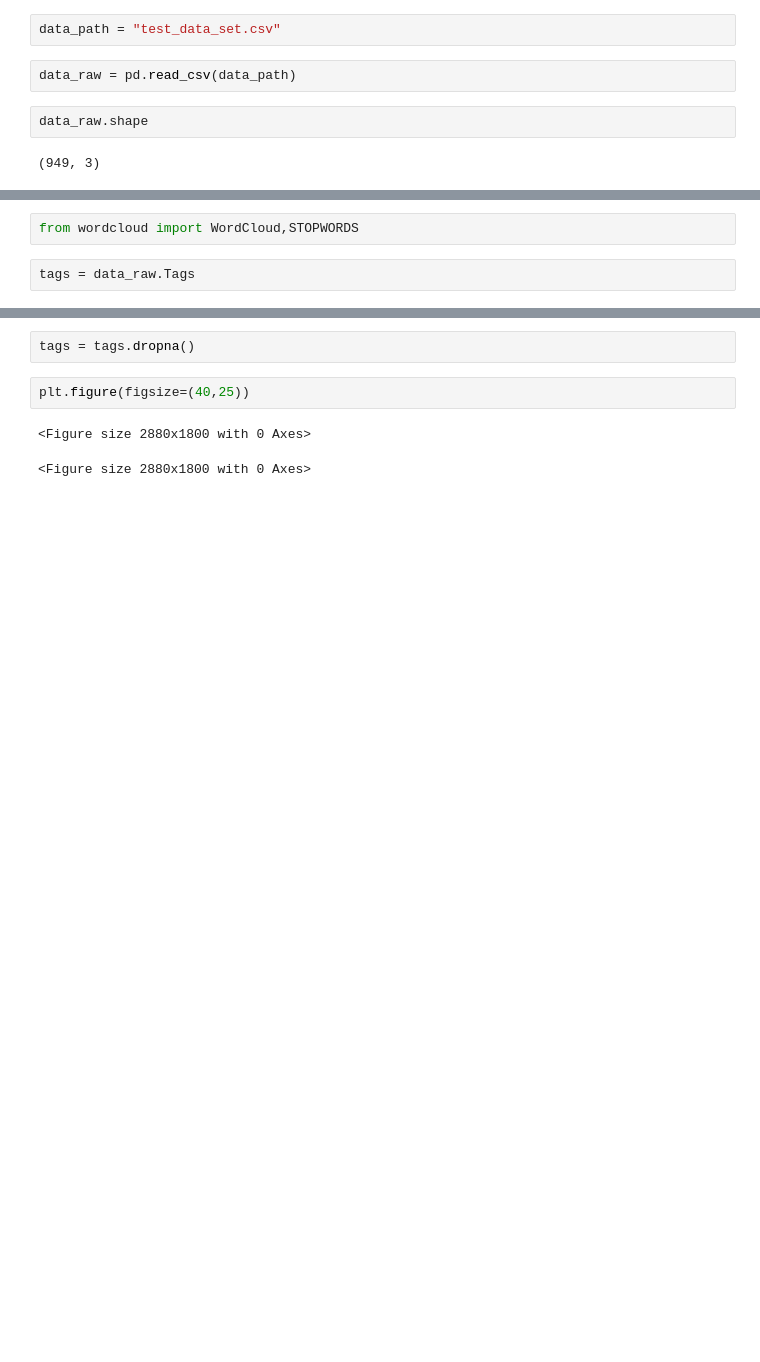
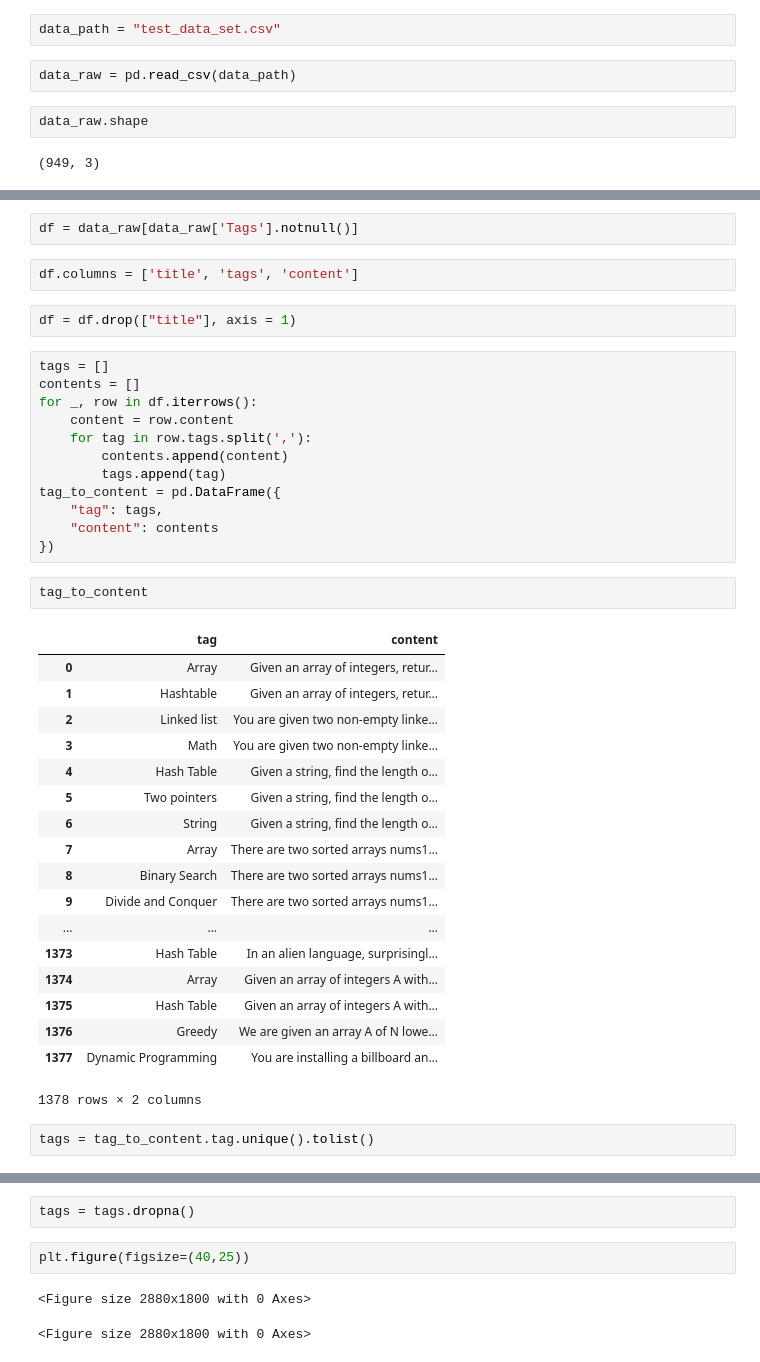
Before and after one commit to shashisp/multi_label, a Jupyter notebook: multi_label.ipynb, the cells around one changed output, grey strips where cells are left out. Drawn from its saved outputs; the diff is of its cells as text; blank space fills up the shorter version.

```diff
--- a/multi_label.ipynb
+++ b/multi_label.ipynb
@@ -37,4 +16,41 @@ Number of columns in data = 3
-# %%
-from wordcloud import WordCloud,STOPWORDS
 # %%
-tags = data_raw.Tags
+df = data_raw[data_raw['Tags'].notnull()]
+# %%
+df.columns = ['title', 'tags', 'content']
+# %%
+df = df.drop(["title"], axis = 1)
+# %%
+tags = []
+contents = []
+for _, row in df.iterrows():
+    content = row.content
+    for tag in row.tags.split(','):
+        contents.append(content)
+        tags.append(tag)
+tag_to_content = pd.DataFrame({
+    "tag": tags,
+    "content": contents
+})
+# %%
+tag_to_content
+# %% [output]
+|  | tag | content |
+| 0 | Array | Given an array of integers, retur... |
+| 1 | Hashtable | Given an array of integers, retur... |
+| 2 | Linked list | You are given two non-empty linke... |
+| 3 | Math | You are given two non-empty linke... |
+| 4 | Hash Table | Given a string, find the length o... |
+| 5 | Two pointers | Given a string, find the length o... |
+| 6 | String | Given a string, find the length o... |
+| 7 | Array | There are two sorted arrays nums1... |
+| 8 | Binary Search | There are two sorted arrays nums1... |
+| 9 | Divide and Conquer | There are two sorted arrays nums1... |
+| ... | ... | ... |
+| 1373 | Hash Table | In an alien language, surprisingl... |
+| 1374 | Array | Given an array of integers A with... |
+| 1375 | Hash Table | Given an array of integers A with... |
+| 1376 | Greedy | We are given an array A of N lowe... |
+| 1377 | Dynamic Programming | You are installing a billboard an... |
+1378 rows × 2 columns
+# %%
+tags = tag_to_content.tag.unique().tolist()
```
Also changed, not shown: parts of 5 cells of this notebook.
